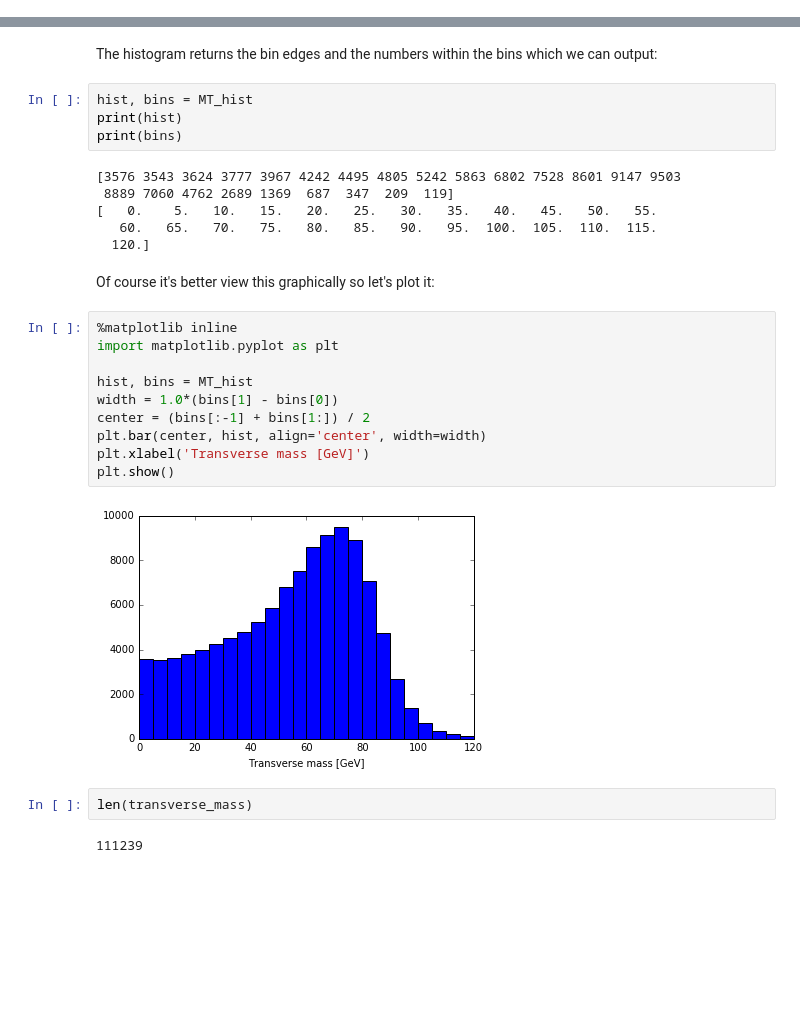
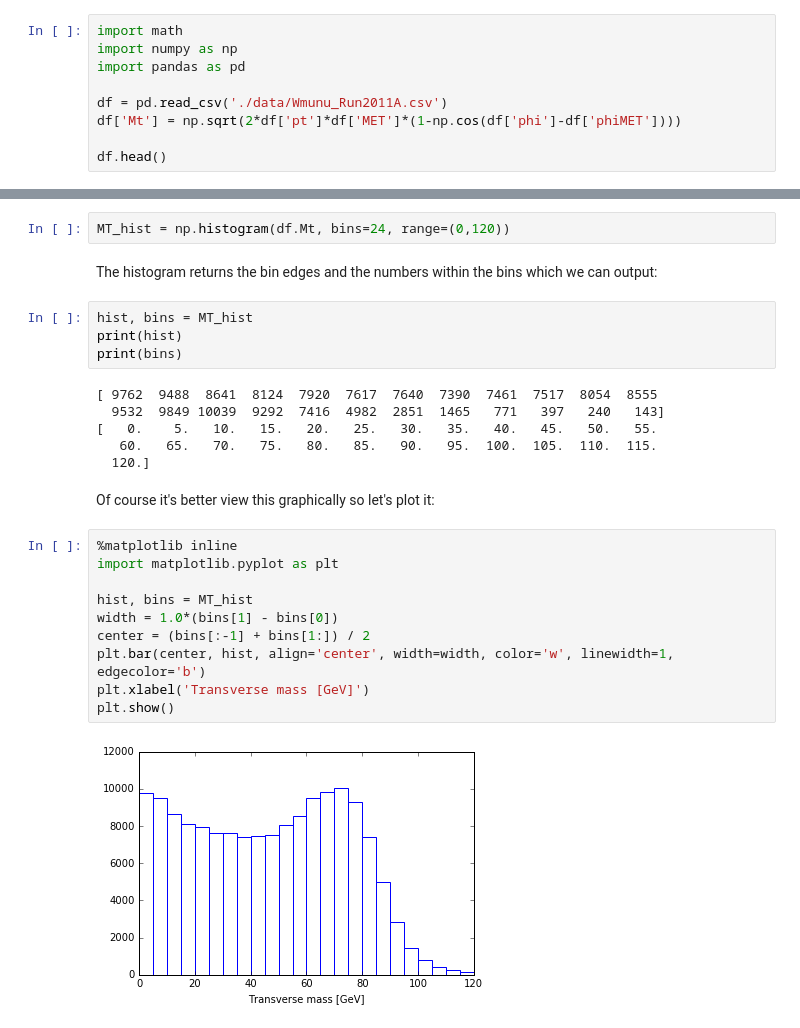
Before and after one commit to tpmccauley/cmsopendata-jupyter, a Jupyter notebook: Wmunu.ipynb, the cells around one changed output, grey strips where cells are left out. Saved outputs shown, nothing was run; the diff lists cells and outputs as text; blank space fills up the shorter version.

Commit message:
update Wmunu nb and data

```diff
--- a/Wmunu.ipynb
+++ b/Wmunu.ipynb
@@ -42,0 +30,9 @@ MT_hist = numpy.histogram(transverse_mass, bins=24, range=(0,120))
+# %%
+import math
+import numpy as np
+import pandas as pd
+
+df = pd.read_csv('./data/Wmunu_Run2011A.csv')
+df['Mt'] = np.sqrt(2*df['pt']*df['MET']*(1-np.cos(df['phi']-df['phiMET'])))
+
+df.head()
@@ -43,3 +46,5 @@ MT_hist = numpy.histogram(transverse_mass, bins=24, range=(0,120))
+# %%
+MT_hist = np.histogram(df.Mt, bins=24, range=(0,120))
 # %% [markdown]
 The histogram returns the bin edges and the numbers within the bins which we can output:
 # %%
@@ -47,8 +52,8 @@ hist, bins = MT_hist
 print(hist)
 print(bins)
 # %% [output]
-[3576 3543 3624 3777 3967 4242 4495 4805 5242 5863 6802 7528 8601 9147 9503
- 8889 7060 4762 2689 1369  687  347  209  119]
+[ 9762  9488  8641  8124  7920  7617  7640  7390  7461  7517  8054  8555
+  9532  9849 10039  9292  7416  4982  2851  1465   771   397   240   143]
 [   0.    5.   10.   15.   20.   25.   30.   35.   40.   45.   50.   55.
    60.   65.   70.   75.   80.   85.   90.   95.  100.  105.  110.  115.
   120.]
@@ -57,16 +62,12 @@ Of course it's better view this graphically so let's plot it:
 # %%
 %matplotlib inline
 import matplotlib.pyplot as plt
 
 hist, bins = MT_hist
 width = 1.0*(bins[1] - bins[0])
 center = (bins[:-1] + bins[1:]) / 2
-plt.bar(center, hist, align='center', width=width)
+plt.bar(center, hist, align='center', width=width, color='w', linewidth=1, edgecolor='b')
 plt.xlabel('Transverse mass [GeV]')
 plt.show()
 # %% [output]
-[figure, old version]
+[figure, new version]
-# %%
-len(transverse_mass)
-# %% [output]
-111239
```
Also changed, not shown: parts of 13 cells of this notebook, 4 other files.
